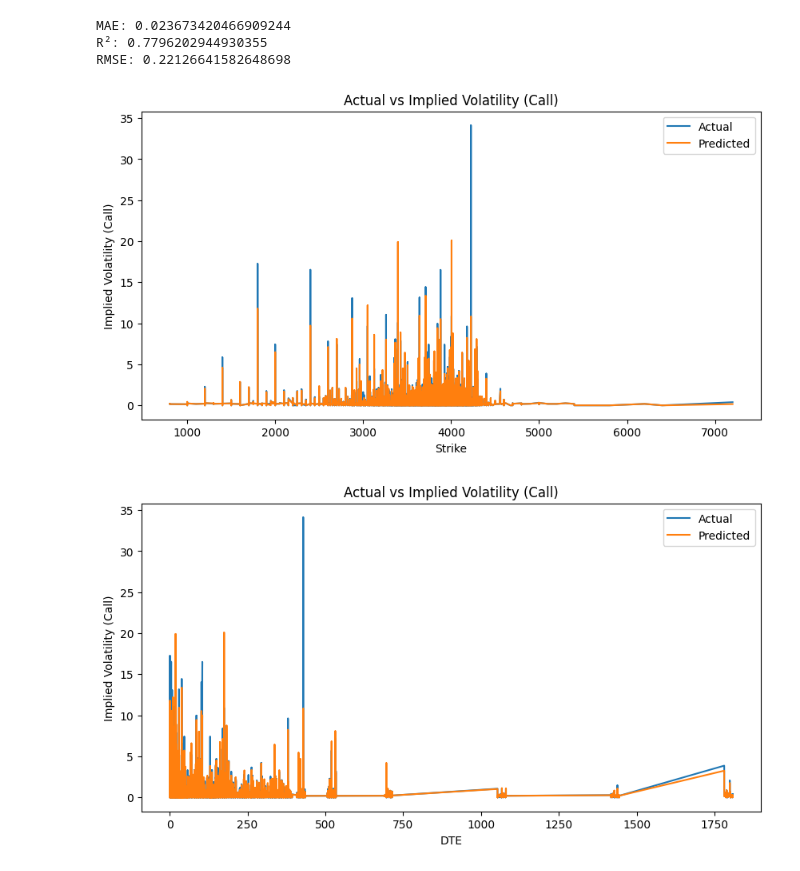
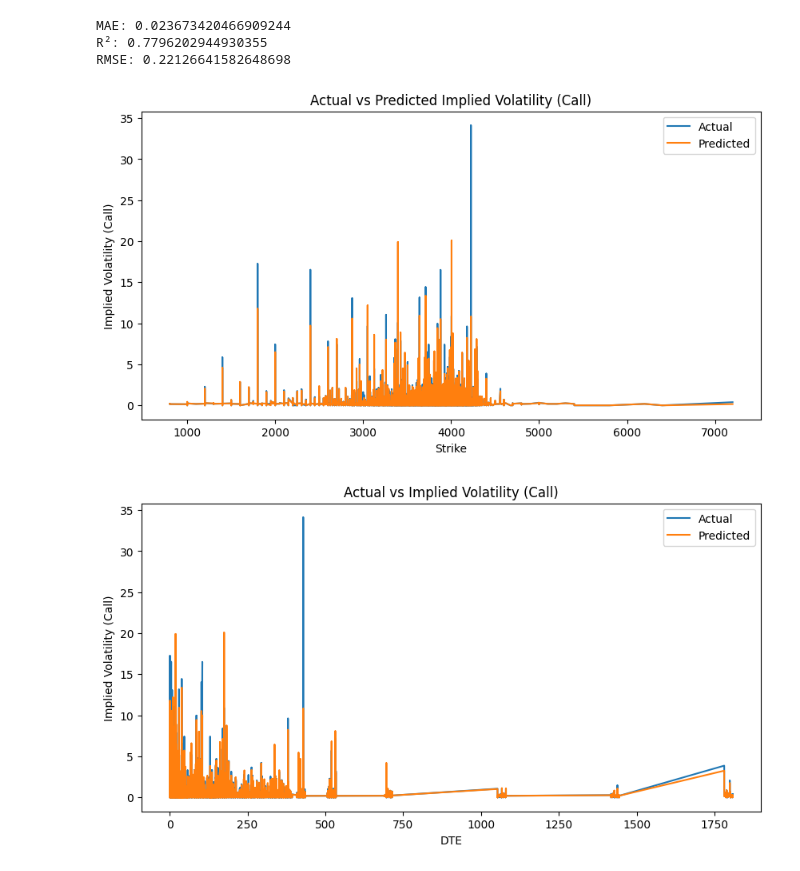
Before and after one commit to Maxwell-Doshi17/FE_Club_ML_European, a Jupyter notebook: call_iv.ipynb, the cells around one changed output. Drawn from its saved outputs; the diff is of its cells as text; code cells hidden in the pictures.

Commit message:
better graph labeling

```diff
--- a/call_iv.ipynb
+++ b/call_iv.ipynb
@@ -98,15 +98,15 @@ RMSE: 0.22126641582648698
 # %%
 x_sorted = x_test.sort_values("Strike")
 plt.figure(figsize=(10, 5))
 plt.plot(x_sorted["Strike"], y_test, label="Actual")
 plt.plot(x_sorted["Strike"], y_test_pred, label="Predicted")
 plt.xlabel("Strike")
 plt.ylabel("Implied Volatility (Call)")
-plt.title("Actual vs Implied Volatility (Call)")
+plt.title("Actual vs Predicted Implied Volatility (Call)")
 plt.legend()
 plt.show()
 # %% [output]
-[figure, old version]
+[figure, new version]
 # %%
 x_sorted = x_test.sort_values("DTE")
 plt.figure(figsize=(10, 5))
```
Also changed, not shown: parts of 1 cell of this notebook, 3 other files.
